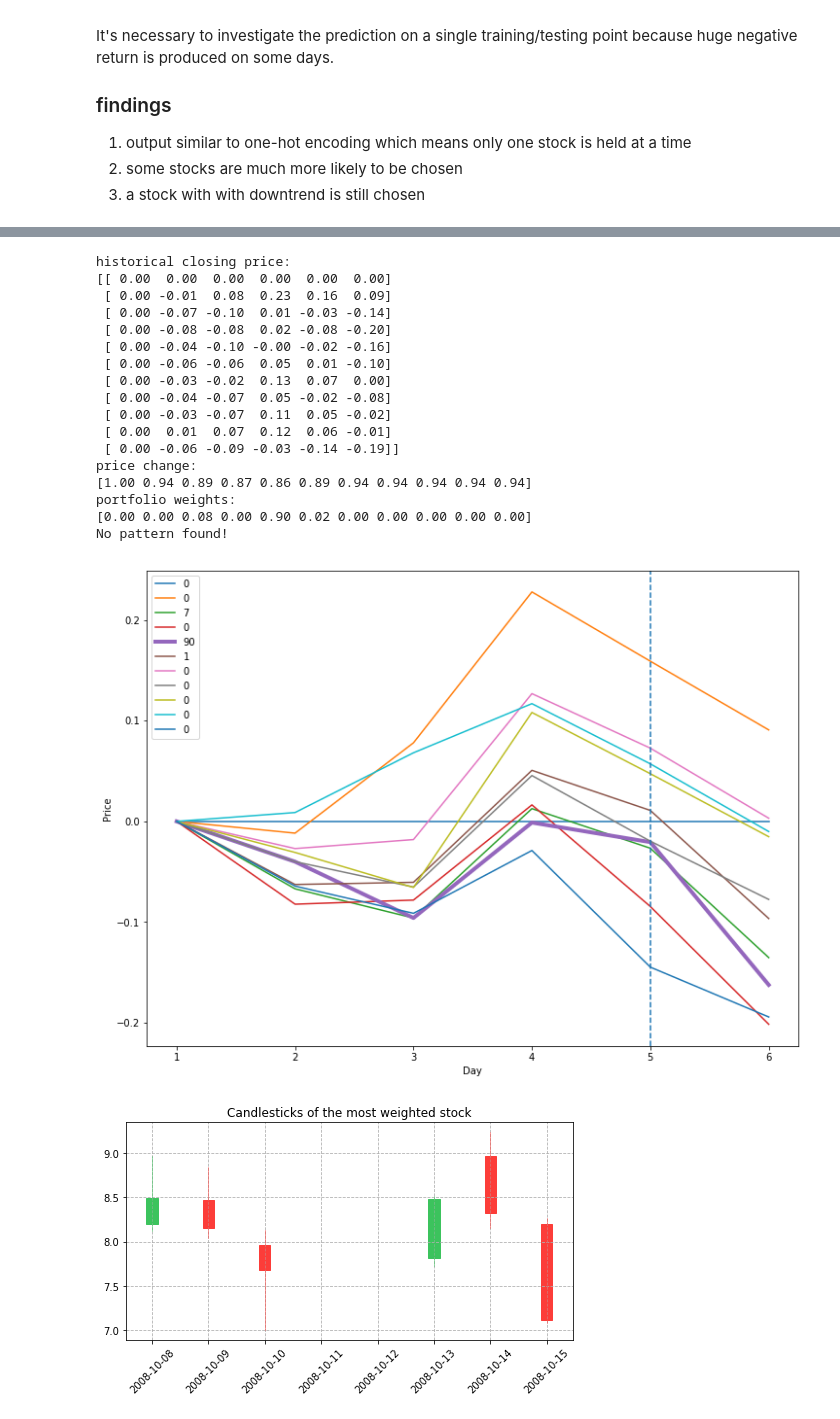
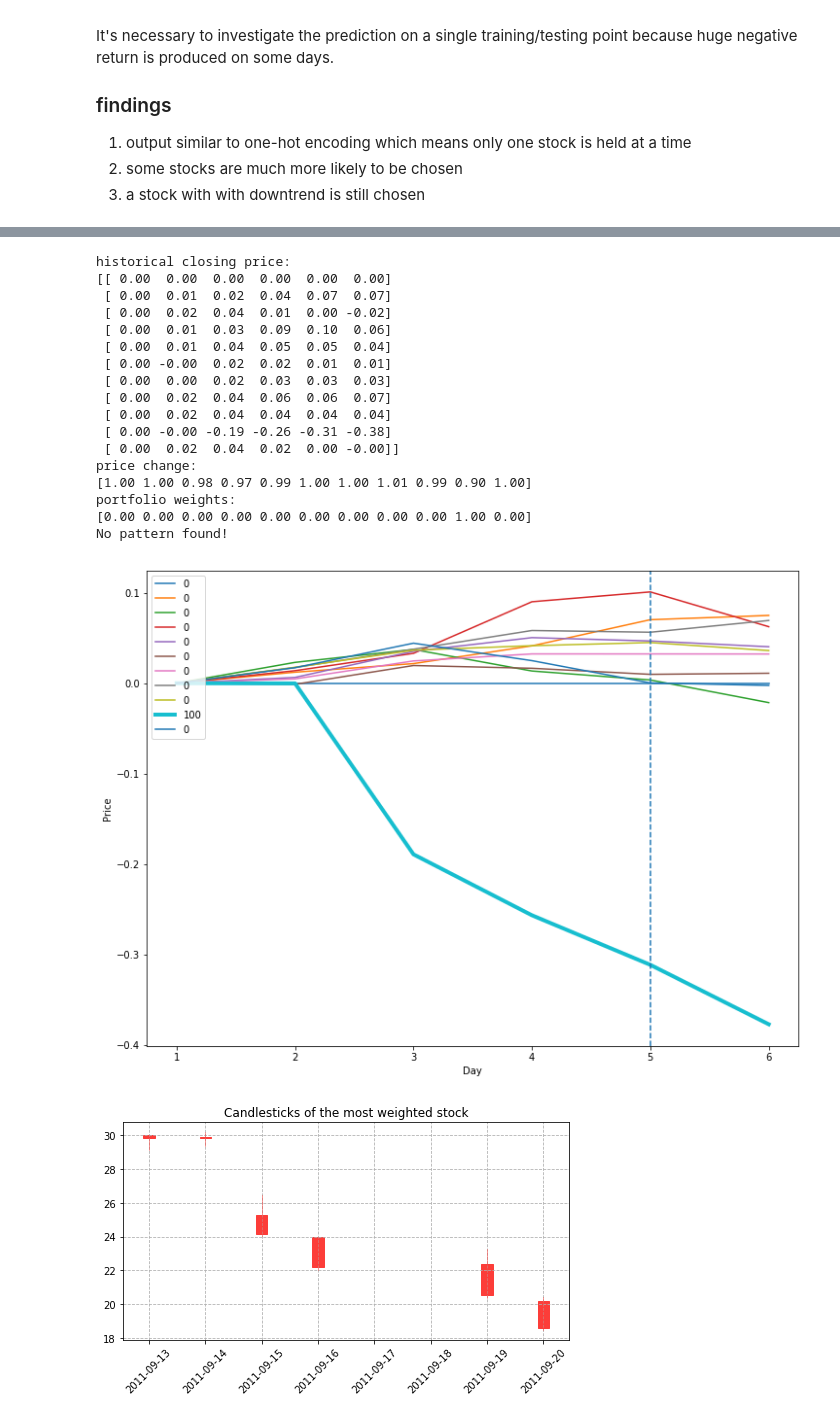
Before and after one commit to yanxurui/portfolio, a Jupyter notebook: analysis.ipynb, the cells around one changed output, grey strips where cells are left out. Drawn from its saved outputs; the diff is of its cells as text; code cells hidden in the pictures.

```diff
--- a/analysis.ipynb
+++ b/analysis.ipynb
@@ -15,7 +15,7 @@ data = StockData('data.csv')
 def train_plot(save_dir):
     save_dir = Path(save_dir)
     last_epoch = pd.read_csv(save_dir.joinpath('train_last_epoch.csv'))
-    print(np.prod(last_epoch['ret']))
+    print(np.prod(last_epoch['tr_ret']))
     fig1, ax1 = plt.subplots(figsize=(8, 4))
     ax1.set_xlabel('Day')
     ax1.set_ylabel('Value')
@@ -23,7 +23,7 @@ def train_plot(save_dir):
     ax1.set_title('Cumulative return during training')
     # cumulative return of the last epoch over the whole training period
     # ax1.plot(np.arange(0, len(last_epoch) * train_batch_size, train_batch_size), last_epoch['ret'].cumprod())
-    ax1.plot(last_epoch['ret'].cumprod())
+    ax1.plot(last_epoch['tr_ret'].cumprod())
     return fig1
 
 def backtest_plot(save_dirs):
@@ -47,7 +47,7 @@ def backtest_plot(save_dirs):
 def expand_dir(save_dir):
     return [os.path.join(save_dir, sub) for sub in next(os.walk(save_dir))[1]]
 
-save_dir = Path('exp/baseline/')
+save_dir = Path('exp/baseline')
 fig1 = train_plot(save_dir)
 fig2 = backtest_plot([save_dir])
 # %% [output]
@@ -75,8 +78,11 @@ from mpl_finance import candlestick_ohlc
 from matplotlib.dates import DateFormatter, date2num
 import talib
 from talib import abstract
+from config_global import window
+
 idx = pd.IndexSlice
 np.set_printoptions(precision=2, suppress=True, floatmode='fixed')
+
 
 
 def candle(quotes, title):
@@ -106,20 +112,19 @@ def pattern(X):
 
 def case(save_dir, k=0):
     # find extreme examples
-    test_summary = pd.read_csv(save_dir.joinpath('test_summary.csv'), index_col='index')
     top = test_summary.sort_values(by='ret')
     display(top.head(10))
     index = top.index[k]
 
     # predict
+    output = test_output.loc[index].values
+    stock_idx = output.argmax()
+
+    # print
     begin = index-window
     end = index+1
     X = data._historical_price(begin, end) # 3d, including price on current day
     y = data._price_change(index, end)[0]
-    output = net(torch.Tensor(np.expand_dims(X[:,:,:-1], axis=0))).data.numpy()[0]
-    stock_idx = output.argmax()
-
-    # print
     closing = X[-1]
     print("historical closing price:\n{}".format(closing))
     print("price change:\n{}".format(y,0))
@@ -149,18 +154,9 @@ def case(save_dir, k=0):
     pattern(d.iloc[:-1])
 
 
-save_dir = Path('exp/loss/customized/sigmoid/8')
-
-# dirty way: moneky patch
-argv_bak = sys.argv
-sys.argv = [None, save_dir]
-from config_global import *
-sys.argv = argv_bak
-
-# load model
-checkpoint = torch.load(save_dir.joinpath('state.pt'))
-net.load_state_dict(checkpoint['net'])
-net.eval()
+save_dir = Path('exp/baseline')
+test_summary = pd.read_csv(save_dir.joinpath('test_summary.csv'), index_col='index')
+test_output = pd.read_csv(save_dir.joinpath('test_output.csv'), index_col=0)
 
 case(save_dir, 0)
 # %% [output]
@@ -179,19 +175,19 @@ case(save_dir, 0)
 historical closing price:
 [[ 0.00  0.00  0.00  0.00  0.00  0.00]
- [ 0.00 -0.01  0.08  0.23  0.16  0.09]
- [ 0.00 -0.07 -0.10  0.01 -0.03 -0.14]
- [ 0.00 -0.08 -0.08  0.02 -0.08 -0.20]
- [ 0.00 -0.04 -0.10 -0.00 -0.02 -0.16]
- [ 0.00 -0.06 -0.06  0.05  0.01 -0.10]
- [ 0.00 -0.03 -0.02  0.13  0.07  0.00]
- [ 0.00 -0.04 -0.07  0.05 -0.02 -0.08]
- [ 0.00 -0.03 -0.07  0.11  0.05 -0.02]
- [ 0.00  0.01  0.07  0.12  0.06 -0.01]
- [ 0.00 -0.06 -0.09 -0.03 -0.14 -0.19]]
+ [ 0.00  0.01  0.02  0.04  0.07  0.07]
+ [ 0.00  0.02  0.04  0.01  0.00 -0.02]
+ [ 0.00  0.01  0.03  0.09  0.10  0.06]
+ [ 0.00  0.01  0.04  0.05  0.05  0.04]
+ [ 0.00 -0.00  0.02  0.02  0.01  0.01]
+ [ 0.00  0.00  0.02  0.03  0.03  0.03]
+ [ 0.00  0.02  0.04  0.06  0.06  0.07]
+ [ 0.00  0.02  0.04  0.04  0.04  0.04]
+ [ 0.00 -0.00 -0.19 -0.26 -0.31 -0.38]
+ [ 0.00  0.02  0.04  0.02  0.00 -0.00]]
 price change:
-[1.00 0.94 0.89 0.87 0.86 0.89 0.94 0.94 0.94 0.94 0.94]
+[1.00 1.00 0.98 0.97 0.99 1.00 1.00 1.01 0.99 0.90 1.00]
 portfolio weights:
-[0.00 0.00 0.08 0.00 0.90 0.02 0.00 0.00 0.00 0.00 0.00]
+[0.00 0.00 0.00 0.00 0.00 0.00 0.00 0.00 0.00 1.00 0.00]
 No pattern found!
-[figure, old version]
+[figure, new version]
-[figure, old version]
+[figure, new version]
```
Also changed, not shown: parts of 2 cells of this notebook.
